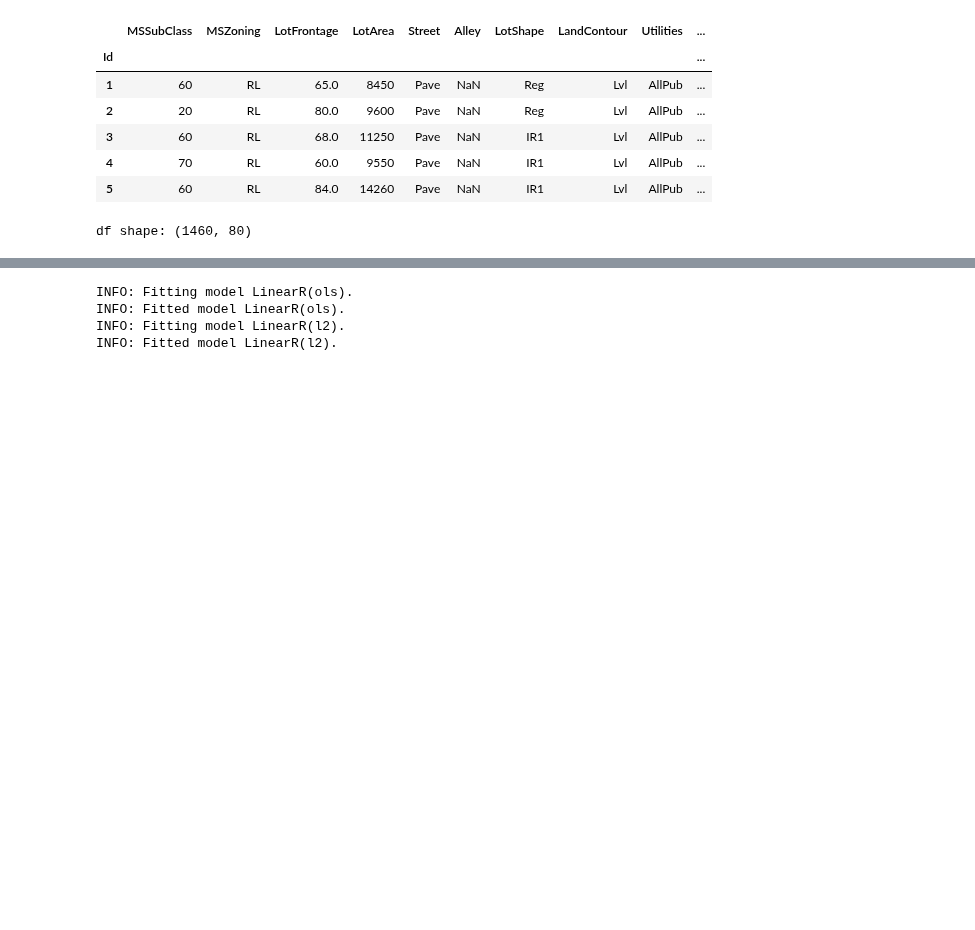
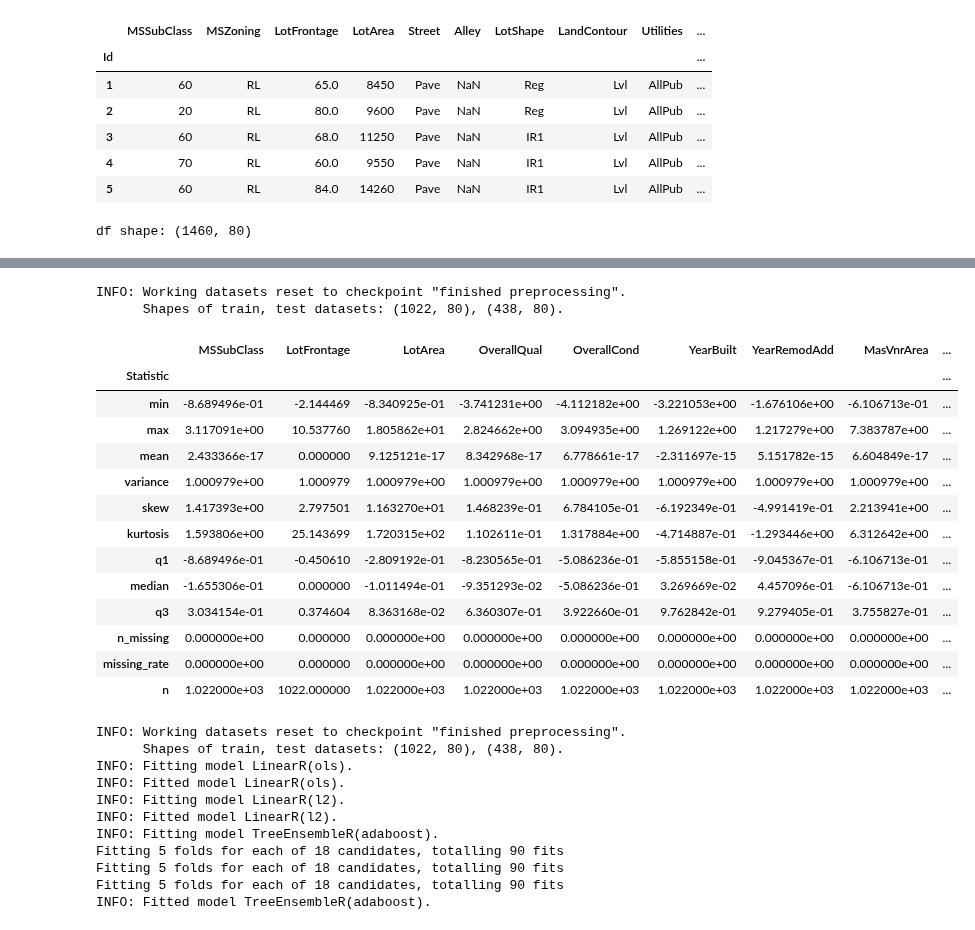
Before and after one commit to ajy25/TabularMagic, a Jupyter notebook: demo/test.ipynb, the cells around one changed output, grey strips where cells are left out. Cells and saved outputs as stored; diff of their text form; code cells hidden in the pictures; blank space fills up the shorter version.

```diff
--- a/demo/test.ipynb
+++ b/demo/test.ipynb
@@ -70,15 +75,48 @@ YrSold, SalePrice
+# %%
+tm.datahandler().load_data_checkpoint('finished preprocessing')
+tm.eda().continuous_summary_statistics()
+# %% [output]
+INFO: Working datasets reset to checkpoint "finished preprocessing".
+      Shapes of train, test datasets: (1022, 80), (438, 80).
+|  | MSSubClass | LotFrontage | LotArea | OverallQual | OverallCond | YearBuilt | YearRemodAdd | MasVnrArea | ... |
+| Statistic |  |  |  |  |  |  |  |  | ... |
+| min | -8.689496e-01 | -2.144469 | -8.340925e-01 | -3.741231e+00 | -4.112182e+00 | -3.221053e+00 | -1.676106e+00 | -6.106713e-01 | ... |
+| max | 3.117091e+00 | 10.537760 | 1.805862e+01 | 2.824662e+00 | 3.094935e+00 | 1.269122e+00 | 1.217279e+00 | 7.383787e+00 | ... |
+| mean | 2.433366e-17 | 0.000000 | 9.125121e-17 | 8.342968e-17 | 6.778661e-17 | -2.311697e-15 | 5.151782e-15 | 6.604849e-17 | ... |
+| variance | 1.000979e+00 | 1.000979 | 1.000979e+00 | 1.000979e+00 | 1.000979e+00 | 1.000979e+00 | 1.000979e+00 | 1.000979e+00 | ... |
+| skew | 1.417393e+00 | 2.797501 | 1.163270e+01 | 1.468239e-01 | 6.784105e-01 | -6.192349e-01 | -4.991419e-01 | 2.213941e+00 | ... |
+| kurtosis | 1.593806e+00 | 25.143699 | 1.720315e+02 | 1.102611e-01 | 1.317884e+00 | -4.714887e-01 | -1.293446e+00 | 6.312642e+00 | ... |
+| q1 | -8.689496e-01 | -0.450610 | -2.809192e-01 | -8.230565e-01 | -5.086236e-01 | -5.855158e-01 | -9.045367e-01 | -6.106713e-01 | ... |
+| median | -1.655306e-01 | 0.000000 | -1.011494e-01 | -9.351293e-02 | -5.086236e-01 | 3.269669e-02 | 4.457096e-01 | -6.106713e-01 | ... |
+| q3 | 3.034154e-01 | 0.374604 | 8.363168e-02 | 6.360307e-01 | 3.922660e-01 | 9.762842e-01 | 9.279405e-01 | 3.755827e-01 | ... |
+| n_missing | 0.000000e+00 | 0.000000 | 0.000000e+00 | 0.000000e+00 | 0.000000e+00 | 0.000000e+00 | 0.000000e+00 | 0.000000e+00 | ... |
+| missing_rate | 0.000000e+00 | 0.000000 | 0.000000e+00 | 0.000000e+00 | 0.000000e+00 | 0.000000e+00 | 0.000000e+00 | 0.000000e+00 | ... |
+| n | 1.022000e+03 | 1022.000000 | 1.022000e+03 | 1.022000e+03 | 1.022000e+03 | 1.022000e+03 | 1.022000e+03 | 1.022000e+03 | ... |
 # %%
+tm.datahandler().load_data_checkpoint('finished preprocessing')
+
 report = tm.ml_regression(
     models=[
         LinearR(type='ols'),
-        LinearR(type='l2')
+        LinearR(type='l2'),
+        # RobustLinearR(type='huber'),
+        # SVMR(type='rbf'),
+        # MLPR(),
+        TreeEnsembleR(type='adaboost', n_jobs=-1, verbose=1),
     ],
     y_var='SalePrice',
     X_vars=['LotFrontage', 'LotArea', 'SaleCondition'],
-    outer_cv=5
+    outer_cv=2
 )
 # %% [output]
+INFO: Working datasets reset to checkpoint "finished preprocessing".
+      Shapes of train, test datasets: (1022, 80), (438, 80).
 INFO: Fitting model LinearR(ols).
 INFO: Fitted model LinearR(ols).
 INFO: Fitting model LinearR(l2).
 INFO: Fitted model LinearR(l2).
+INFO: Fitting model TreeEnsembleR(adaboost).
+Fitting 5 folds for each of 18 candidates, totalling 90 fits
+Fitting 5 folds for each of 18 candidates, totalling 90 fits
+Fitting 5 folds for each of 18 candidates, totalling 90 fits
+INFO: Fitted model TreeEnsembleR(adaboost).
```
Also changed, not shown: parts of 8 cells of this notebook, 16 other files.
